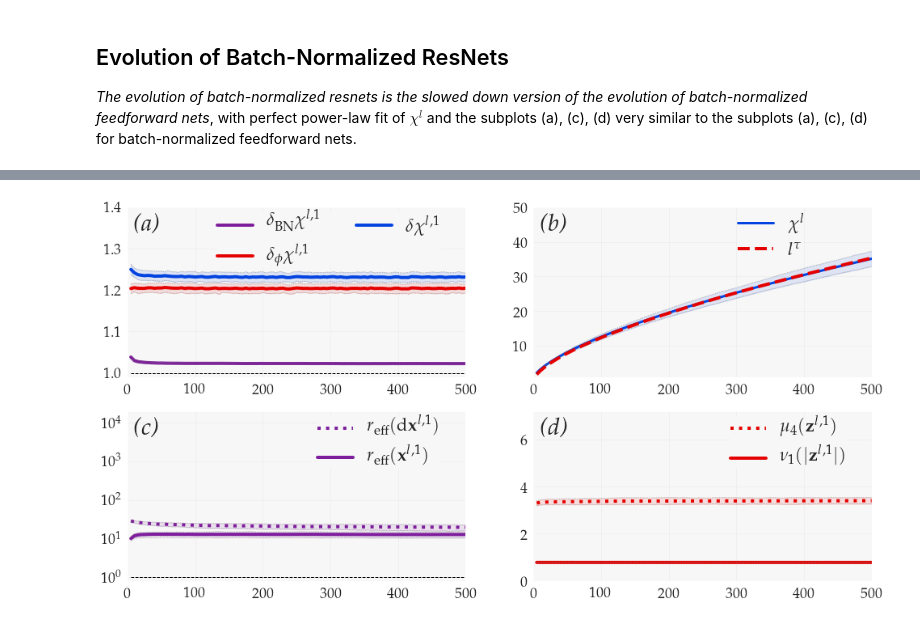
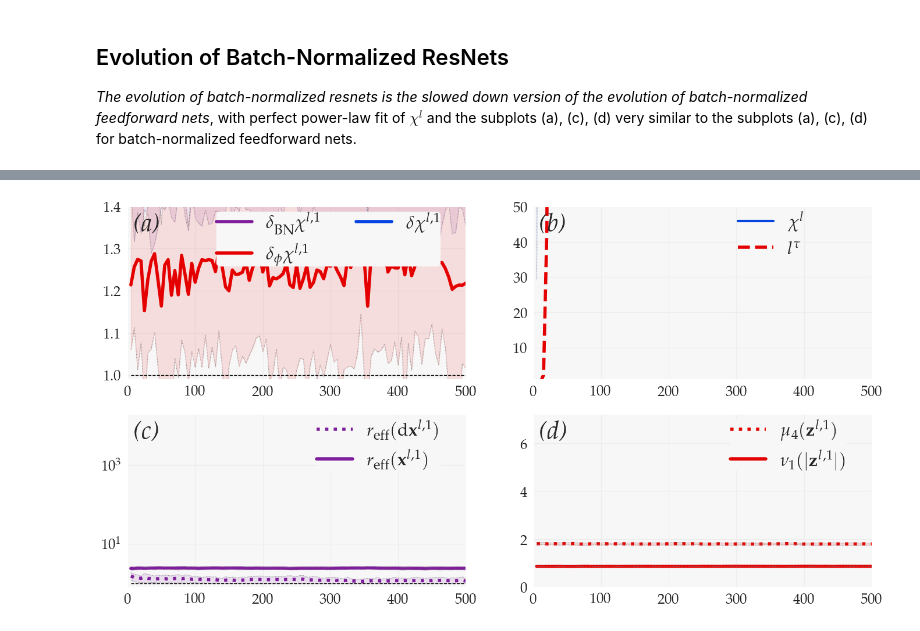
Before and after one commit to alabatie/moments-dnns, a Jupyter notebook: notebooks/Complements on fully-connected networks.ipynb, the cells around one changed output, grey strips where cells are left out. Cells and saved outputs as stored; diff of their text form; code cells hidden in the pictures.

```diff
--- a/notebooks/Complements on fully-connected networks.ipynb
+++ b/notebooks/Complements on fully-connected networks.ipynb
@@ -148,9 +217,9 @@ prune_experiment(type_plot='bn_res', name_experiment='bn_res_fc')
 # %%
 from moments_dnns.manage_experiments import load_experiment
 from moments_dnns.plots import plot_bn_res
 %matplotlib inline
 
-moments_bn_res = load_experiment('bn_res_fc')
+moments_bn_res = load_experiment('test_fc')
 plot_bn_res(moments_bn_res, use_tex=True , name_fig=None)
 # %% [output]
-[figure, old version]
+[figure, new version]
```
Also changed, not shown: parts of 8 cells of this notebook, 11 other files.
